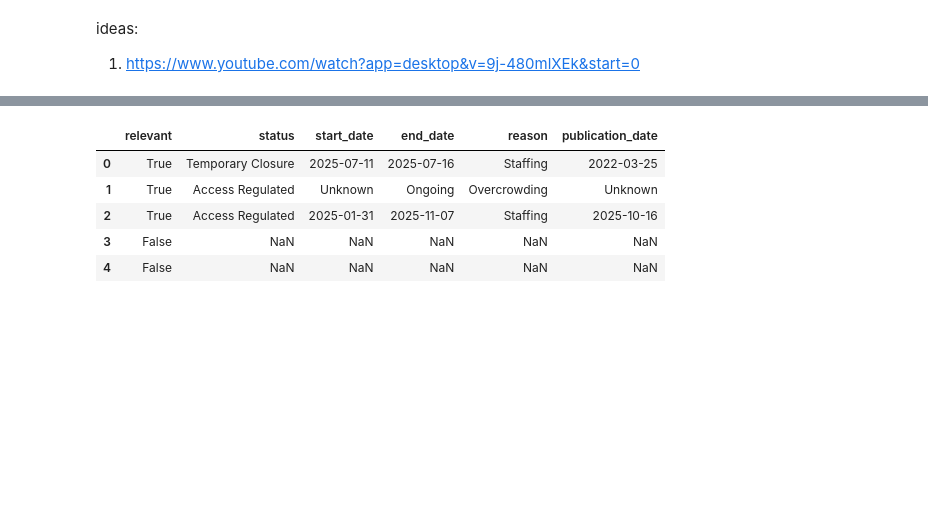
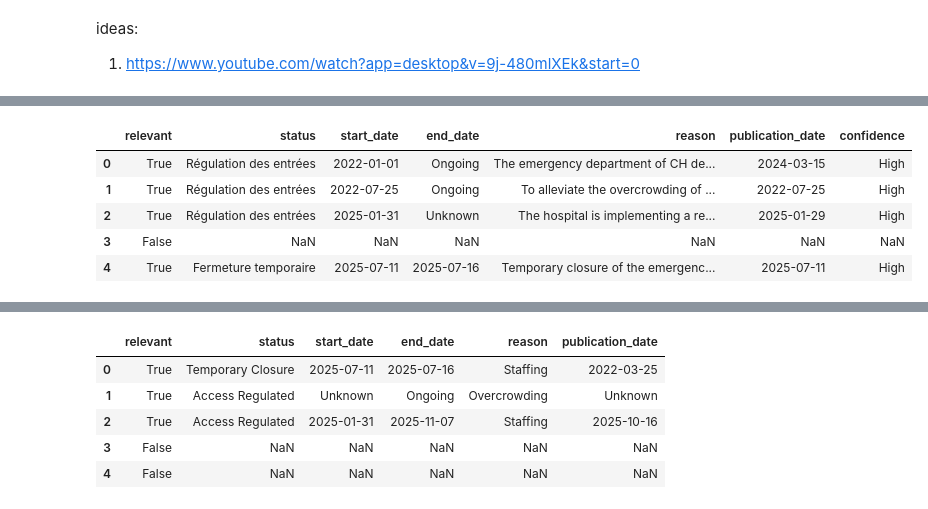
Before and after one commit to AnahiRM/PiA-DREES-2025, a Jupyter notebook: edcd_pipeline/data_collection.ipynb, the cells around one changed output, grey strips where cells are left out. Cells and saved outputs as stored; diff of their text form; code cells hidden in the pictures; blank space fills up the shorter version.

Commit message:
optimization of prompts and data retrieval query

```diff
--- a/edcd_pipeline/data_collection.ipynb
+++ b/edcd_pipeline/data_collection.ipynb
@@ -18,7 +98,7 @@ os.environ['HF_HOME'] = '/Data/anahi_reyes/huggingface_cache'
 
 # Load the in-disk LLM to the environment
 model_path = '/Data/anahi_reyes/models/Mistral-7B-Instruct-v0.3'
-llm = LLM(model=model_path, dtype='half', gpu_memory_utilization=0.7)
-sampling_params = SamplingParams(temperature=0, max_tokens=512)
+llm = LLM(model=model_path, dtype='half', gpu_memory_utilization=0.65, max_model_len=4096)
+sampling_params = SamplingParams(temperature=0, max_tokens=512,  stop=["</json>", "[/INST]"])
 # max_tokens is output tokens
 # %% [output]
@@ -67,5 +137,5 @@ RuntimeError: Engine core initialization failed. See root cause above. Failed co
 # %%
-df = df = pd.read_json("/Data/anahi_reyes/EDCD_data/raw_edcd_database_simple.jsonl", lines=True)
+df = df = pd.read_json("/Data/anahi_reyes/EDCD_data/raw_edcd_database_simple_full.jsonl", lines=True)
 df.head()
 # %% [output]
 |  | finess | hospital_name | nom_etab_long | keywords_nom_etab | source_url | title | content | score | ... |
@@ -76,0 +229,9 @@ df.head()
+# %%
+df_ext.head()
+# %% [output]
+|  | relevant | status | start_date | end_date | reason | publication_date | confidence |
+| 0 | True | Régulation des entrées | 2022-01-01 | Ongoing | The emergency department of CH de... | 2024-03-15 | High |
+| 1 | True | Régulation des entrées | 2022-07-25 | Ongoing | To alleviate the overcrowding of ... | 2022-07-25 | High |
+| 2 | True | Régulation des entrées | 2025-01-31 | Unknown | The hospital is implementing a re... | 2025-01-29 | High |
+| 3 | False | NaN | NaN | NaN | NaN | NaN | NaN |
+| 4 | True | Fermeture temporaire | 2025-07-11 | 2025-07-16 | Temporary closure of the emergenc... | 2025-07-11 | High |
```
Also changed, not shown: parts of 9 cells of this notebook, 1 other file.
